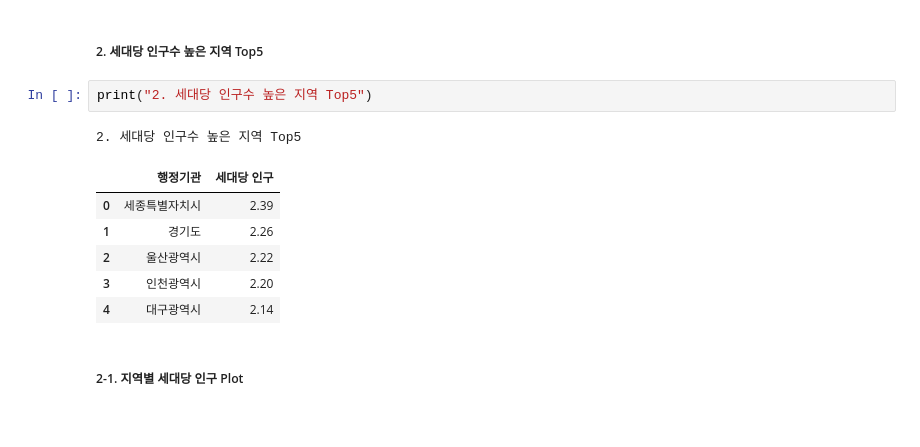
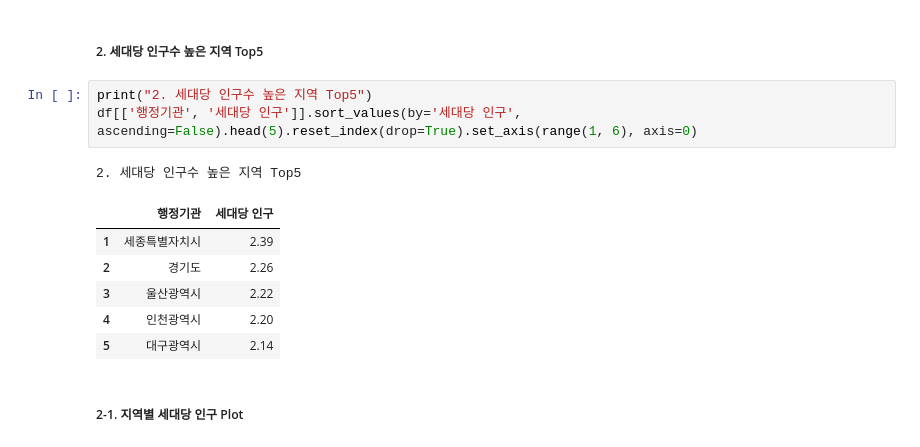
Before and after one commit to Echae0/python_practice, a Jupyter notebook: 04_인구현황분석.ipynb, the cells around one changed output. Cells and saved outputs as stored; diff of their text form.

```diff
--- a/04_인구현황분석.ipynb
+++ b/04_인구현황분석.ipynb
@@ -76,14 +77,15 @@ plt.show()
 ##### 2. 세대당 인구수 높은 지역 Top5
 # %%
 print("2. 세대당 인구수 높은 지역 Top5")
+df[['행정기관', '세대당 인구']].sort_values(by='세대당 인구', ascending=False).head(5).reset_index(drop=True).set_axis(range(1, 6), axis=0)
 # %% [output]
 2. 세대당 인구수 높은 지역 Top5
 |  | 행정기관 | 세대당 인구 |
-| 0 | 세종특별자치시 | 2.39 |
-| 1 | 경기도 | 2.26 |
-| 2 | 울산광역시 | 2.22 |
-| 3 | 인천광역시 | 2.20 |
-| 4 | 대구광역시 | 2.14 |
+| 1 | 세종특별자치시 | 2.39 |
+| 2 | 경기도 | 2.26 |
+| 3 | 울산광역시 | 2.22 |
+| 4 | 인천광역시 | 2.20 |
+| 5 | 대구광역시 | 2.14 |
 # %% [markdown]
 ##### 2-1. 지역별 세대당 인구 Plot
 # %%
```
Also changed, not shown: parts of 1 cell of this notebook.
